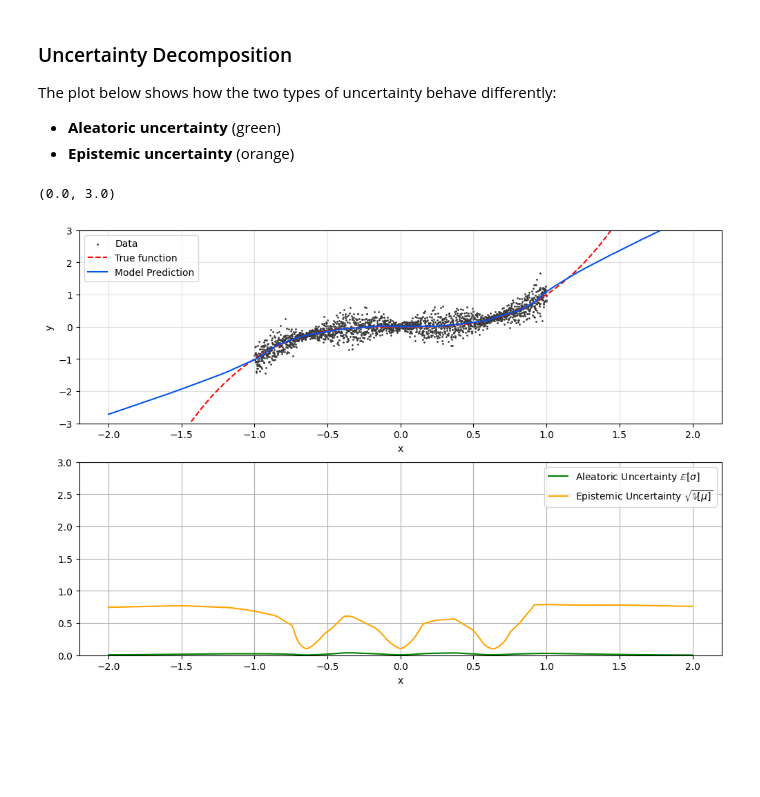
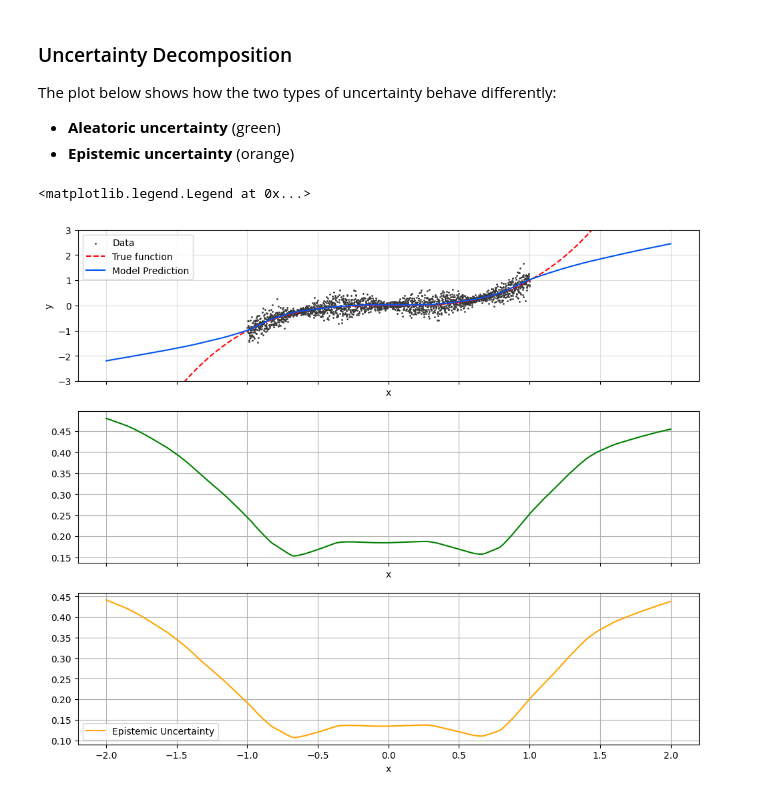
Before and after one commit to nimalu/evidential-deep-learning, a Jupyter notebook: deep-evidential-regression.ipynb, the cells around one changed output. Saved outputs shown, nothing was run; the diff lists cells and outputs as text; code cells hidden in the pictures; blank space fills up the shorter version.

```diff
--- a/deep-evidential-regression.ipynb
+++ b/deep-evidential-regression.ipynb
@@ -199,32 +157,15 @@ def lambda_reg_schedule(
 # %% [markdown]
 ### Training the Model on Toy Dataset
 # %%
-learning_rate = 1e-3
-reg_lambda = 6e-1
-reg_start_frac = 0.2
-reg_end_frac = 0.5
-num_iterations = 10_000
+learning_rate = 1e-4
+reg_lambda = 0.0001
+num_iterations = 5_000
 hidden_dim = 128
 depth = 3
 
-# LR schedule: linear warmup, then cosine annealing
-warmup_frac = 0.1
-min_lr_ratio = 0.01
-warmup_iters = max(1, int(num_iterations * warmup_frac))
 
 model = RegressionMLP(hidden_dim=hidden_dim, depth=depth)
 optimizer = optim.Adam(model.parameters(), lr=learning_rate)
-
-
-def lr_lambda(iteration):
-    if iteration < warmup_iters:
-        return (iteration + 1) / warmup_iters
-    progress = (iteration - warmup_iters) / max(1, num_iterations - warmup_iters)
-    cosine = 0.5 * (1 + np.cos(np.pi * progress))
-    return min_lr_ratio + (1 - min_lr_ratio) * cosine
-
-
-scheduler = optim.lr_scheduler.LambdaLR(optimizer, lr_lambda=lr_lambda)
 
 loss_history = []
 tqdm_bar = tqdm(range(num_iterations))
@@ -235,17 +176,14 @@ for iteration in tqdm_bar:
     outputs = model(batch_x)
     gamma, v, alpha, beta = outputs[:, 0], outputs[:, 1], outputs[:, 2], outputs[:, 3]
 
-    lambda_reg_val = lambda_reg_schedule(
-        iteration, num_iterations, reg_lambda, reg_start_frac, reg_end_frac
-    )
+
     loss, (nll_loss, reg_loss) = evidential_loss(
-        gamma, v, alpha, beta, batch_y[:, 0], lambda_reg_val
+        gamma, v, alpha, beta, batch_y[:, 0], reg_lambda=reg_lambda
     )
 
     loss.backward()
     torch.nn.utils.clip_grad_norm_(model.parameters(), max_norm=1.0)
     optimizer.step()
-    scheduler.step()
 
     # Logging
     loss_history.append((loss.item(), nll_loss.item(), reg_loss.item()))
@@ -357,36 +290,36 @@ The plot below shows how the two types of uncertainty behave differently:
 - **Aleatoric uncertainty** (green)
 - **Epistemic uncertainty** (orange)
 # %%
-fig, axs = plt.subplots(nrows=2, figsize=(12, 8))
+fig, axs = plt.subplots(nrows=3, figsize=(12, 10), sharex=True)
 
 axs[0].grid(alpha=0.4)
 axs[0].scatter(x_train, y_train, s=1, c="#393939", label="Data")
 axs[0].set_xlabel("x")
 axs[0].set_ylabel("y")
 axs[0].plot(x_test[:, 0], y_test, c="red", linestyle="--", label="True function")
 axs[0].set_ylim(-3, 3)
 axs[0].plot(x_test[:, 0], y_pred, c="#0054ef", label="Model Prediction")
 axs[0].legend()
 
 
 axs[1].grid()
 axs[1].plot(
     x_test[:, 0],
     uncertainty_aleatoric,
-    label=r"Aleatoric Uncertainty $\mathbb{E}[\sigma]$",
+    label=r"Aleatoric Uncertainty",
     c="green",
 )
 axs[1].set_xlabel("x")
 
-axs[1].plot(
+axs[2].grid()
+axs[2].plot(
     x_test[:, 0],
     uncertainty_epistemic,
-    label=r"Epistemic Uncertainty $\sqrt{\mathbb{V}[\mu]}$",
+    label=r"Epistemic Uncertainty",
     c="orange",
 )
-axs[1].set_xlabel("x")
-axs[1].legend()
-axs[1].set_ylim(0, 3)
+axs[2].set_xlabel("x")
+axs[2].legend()
 # %% [output]
-(0.0, 3.0)
+<matplotlib.legend.Legend at 0x...>
-[figure, old version]
+[figure, new version]
```
Also changed, not shown: parts of 10 cells of this notebook, 3 other files.
